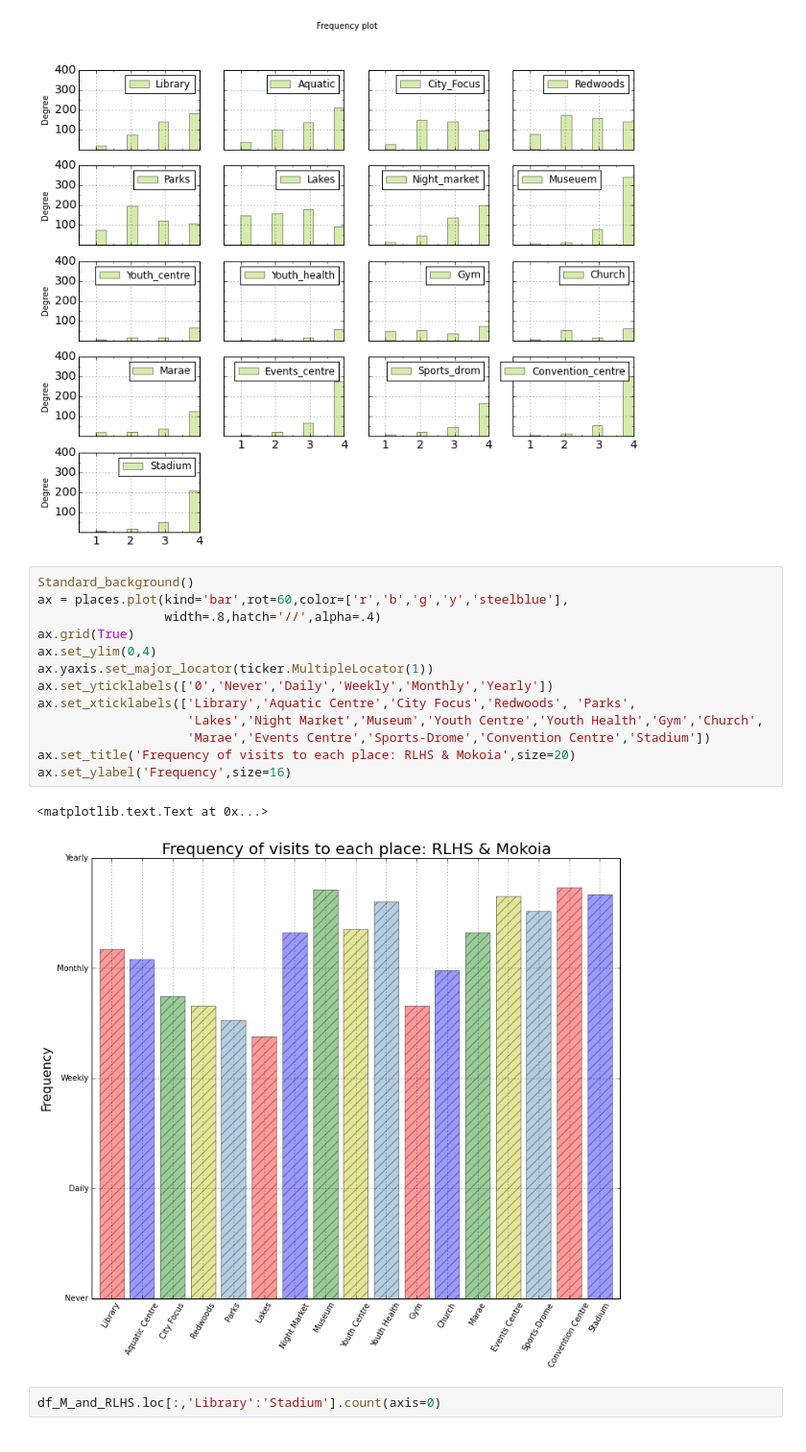
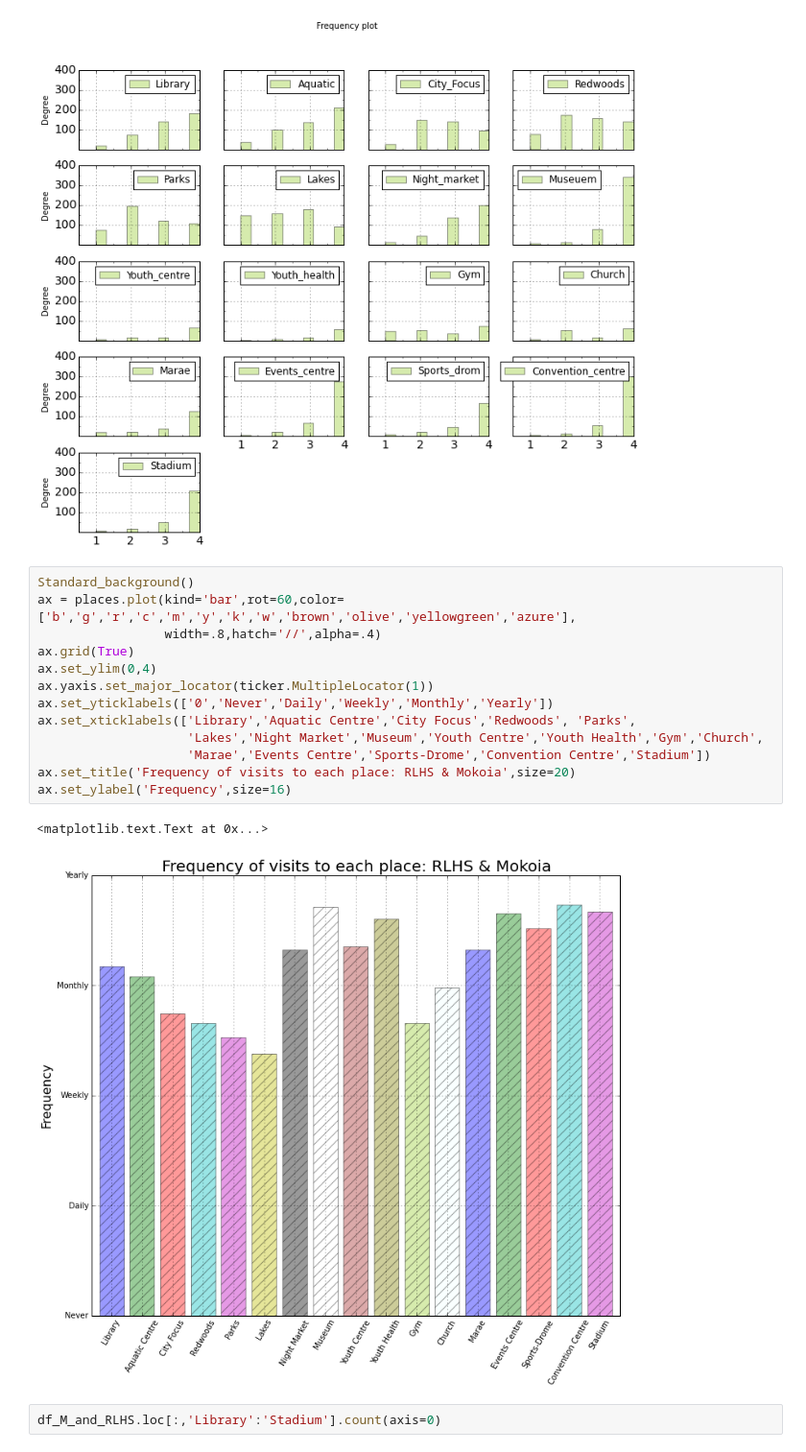
Before and after one commit to hillbs/Differential-Equations-and-Linear-Algebra, a Jupyter notebook: Youth_survey_git.ipynb, the cells around one changed output. Shown at 96% size. Cells and saved outputs as stored; diff of their text form.

```diff
--- a/Youth_survey_git.ipynb
+++ b/Youth_survey_git.ipynb
@@ -1031,20 +1031,20 @@ df_M_and_RLHS.plot(kind='hist',subplots=True,layout=(5,4),
 [figure]
 # %%
 Standard_background()
-ax = places.plot(kind='bar',rot=60,color=['r','b','g','y','steelblue'],
+ax = places.plot(kind='bar',rot=60,color=['b','g','r','c','m','y','k','w','brown','olive','yellowgreen','azure'],
                  width=.8,hatch='//',alpha=.4)
 ax.grid(True)
 ax.set_ylim(0,4)
 ax.yaxis.set_major_locator(ticker.MultipleLocator(1))
 ax.set_yticklabels(['0','Never','Daily','Weekly','Monthly','Yearly'])
 ax.set_xticklabels(['Library','Aquatic Centre','City Focus','Redwoods', 'Parks',
                     'Lakes','Night Market','Museum','Youth Centre','Youth Health','Gym','Church',
                     'Marae','Events Centre','Sports-Drome','Convention Centre','Stadium'])
 ax.set_title('Frequency of visits to each place: RLHS & Mokoia',size=20)
 ax.set_ylabel('Frequency',size=16)
 # %% [output]
 <matplotlib.text.Text at 0x...>
-[figure, old version]
+[figure, new version]
 # %%
 df_M_and_RLHS.loc[:,'Library':'Stadium'].count(axis=0)
 # %% [output]
```
Also changed, not shown: parts of 1 cell of this notebook.
